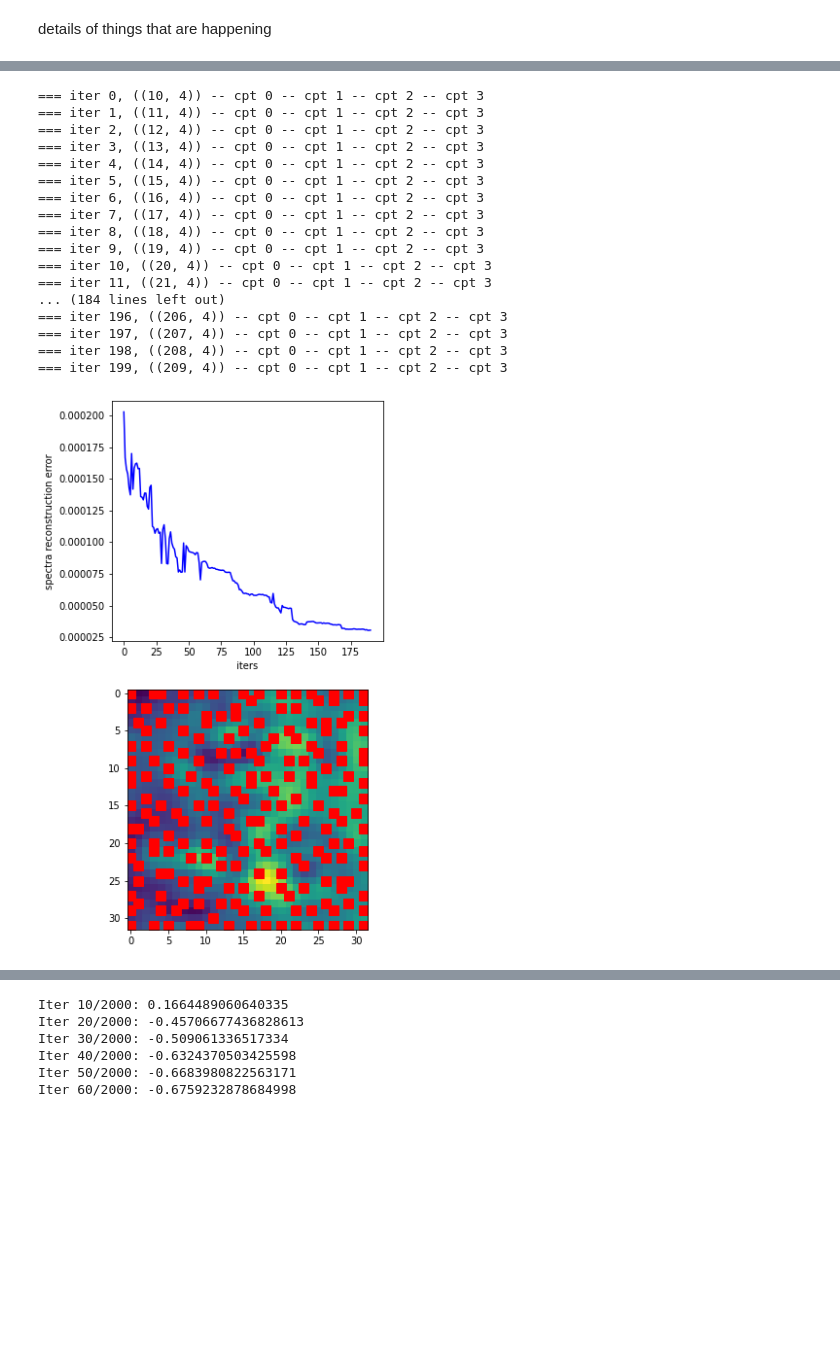
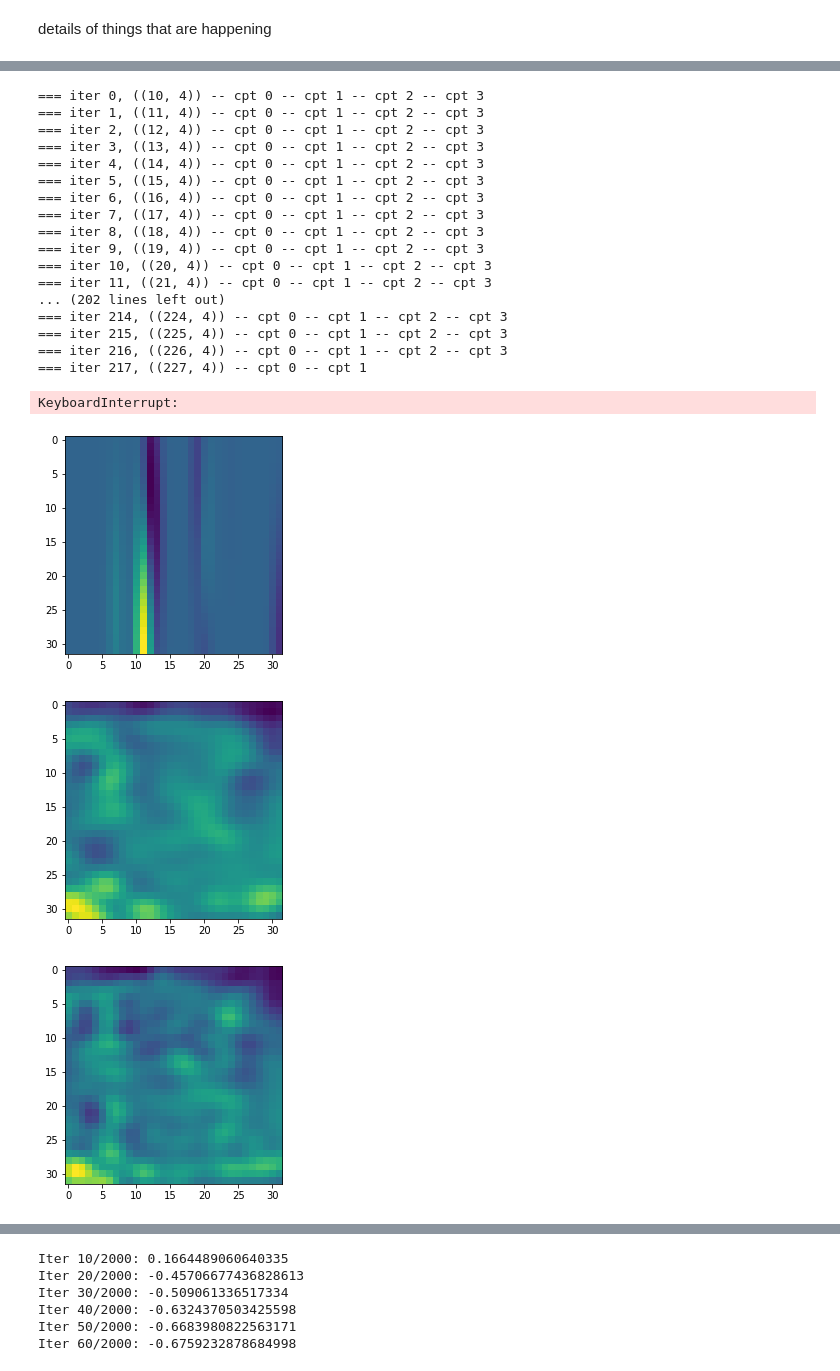
Before and after one commit to tangkong/ls_be, a Jupyter notebook: notebooks/BO_loop.ipynb, the cells around one changed output, grey strips where cells are left out. Saved outputs shown, nothing was run; the diff lists cells and outputs as text; code cells hidden in the pictures; blank space fills up the shorter version.

Commit message:
updated BO loop notebooks

```diff
--- a/notebooks/BO_loop.ipynb
+++ b/notebooks/BO_loop.ipynb
@@ -9,7 +12,7 @@ import matplotlib.pyplot as plt
 details of things that are happening
 # %%
 face_image, xanes_data, xanes_energy, xanes_cpts = generate_dataset(n_cpts=3, seed=42,
-                                supply_truth=True, xanes='trig')
+                                supply_truth=True, xanes='xanes')
 x=12
 y=15
 
@@ -79,22 +123,25 @@ grid_gps, grid_variances, grid_errors, grid_info_dict = grid_search(xanes_data,
 # %%
-bo_gps, bo_variances, bo_errors, bo_info_dict = BO_loop(xanes_data, n_cpts=4, BO_iters=200, acq_func=MaxVariance)
+bo_gps, bo_variances, bo_errors, bo_info_dict = BO_loop(xanes_data, n_cpts=4, n_iters=400, acq_func=MaxVariance)
 # %% [output]
 === iter 0, ((10, 4)) -- cpt 0 -- cpt 1 -- cpt 2 -- cpt 3
 === iter 1, ((11, 4)) -- cpt 0 -- cpt 1 -- cpt 2 -- cpt 3
 === iter 2, ((12, 4)) -- cpt 0 -- cpt 1 -- cpt 2 -- cpt 3
 === iter 3, ((13, 4)) -- cpt 0 -- cpt 1 -- cpt 2 -- cpt 3
 === iter 4, ((14, 4)) -- cpt 0 -- cpt 1 -- cpt 2 -- cpt 3
 === iter 5, ((15, 4)) -- cpt 0 -- cpt 1 -- cpt 2 -- cpt 3
 === iter 6, ((16, 4)) -- cpt 0 -- cpt 1 -- cpt 2 -- cpt 3
 === iter 7, ((17, 4)) -- cpt 0 -- cpt 1 -- cpt 2 -- cpt 3
 === iter 8, ((18, 4)) -- cpt 0 -- cpt 1 -- cpt 2 -- cpt 3
 === iter 9, ((19, 4)) -- cpt 0 -- cpt 1 -- cpt 2 -- cpt 3
 === iter 10, ((20, 4)) -- cpt 0 -- cpt 1 -- cpt 2 -- cpt 3
 === iter 11, ((21, 4)) -- cpt 0 -- cpt 1 -- cpt 2 -- cpt 3
-... (184 lines left out)
-=== iter 196, ((206, 4)) -- cpt 0 -- cpt 1 -- cpt 2 -- cpt 3
-=== iter 197, ((207, 4)) -- cpt 0 -- cpt 1 -- cpt 2 -- cpt 3
-=== iter 198, ((208, 4)) -- cpt 0 -- cpt 1 -- cpt 2 -- cpt 3
-=== iter 199, ((209, 4)) -- cpt 0 -- cpt 1 -- cpt 2 -- cpt 3
+... (202 lines left out)
+=== iter 214, ((224, 4)) -- cpt 0 -- cpt 1 -- cpt 2 -- cpt 3
+=== iter 215, ((225, 4)) -- cpt 0 -- cpt 1 -- cpt 2 -- cpt 3
+=== iter 216, ((226, 4)) -- cpt 0 -- cpt 1 -- cpt 2 -- cpt 3
+=== iter 217, ((227, 4)) -- cpt 0 -- cpt 1
+KeyboardInterrupt:
-[figure, old version]
+[figure, new version]
+[figure, added]
+[figure, added]
 # %%
```
Also changed, not shown: parts of 12 cells of this notebook, 1 other file.
